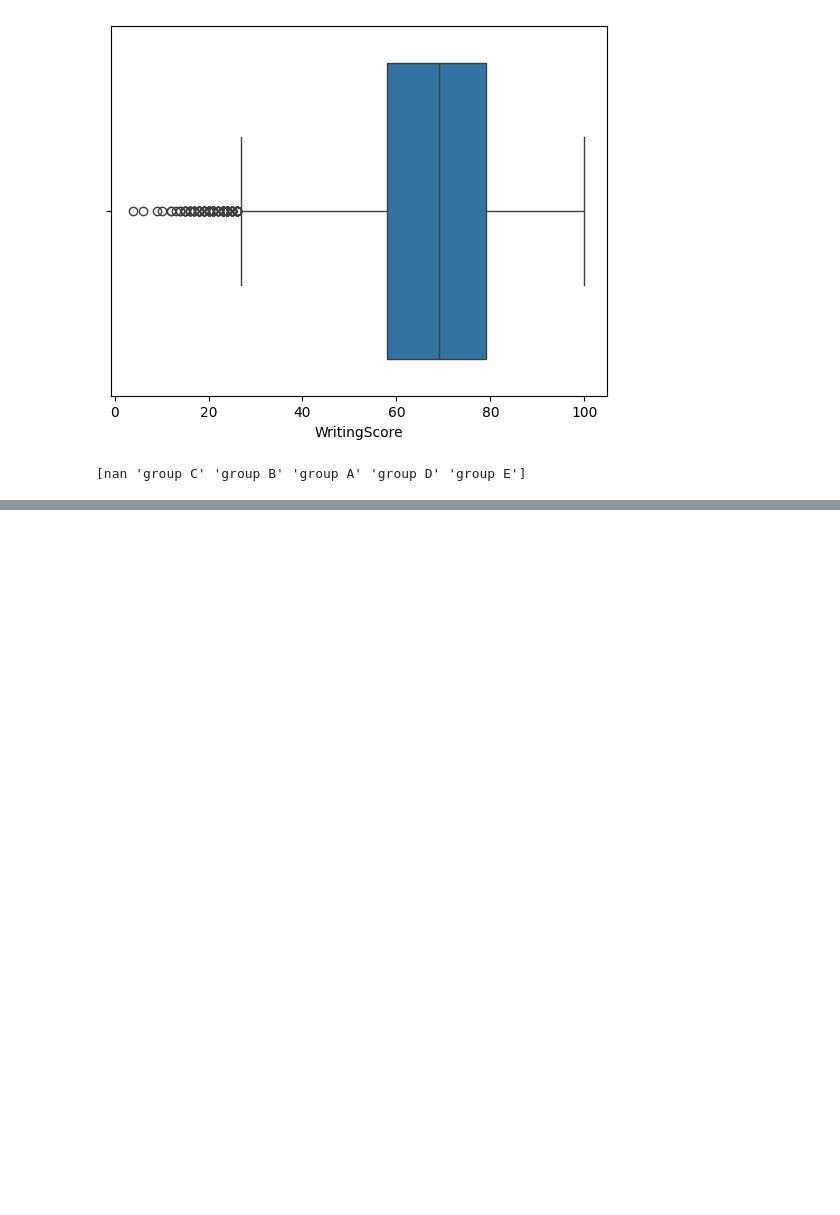
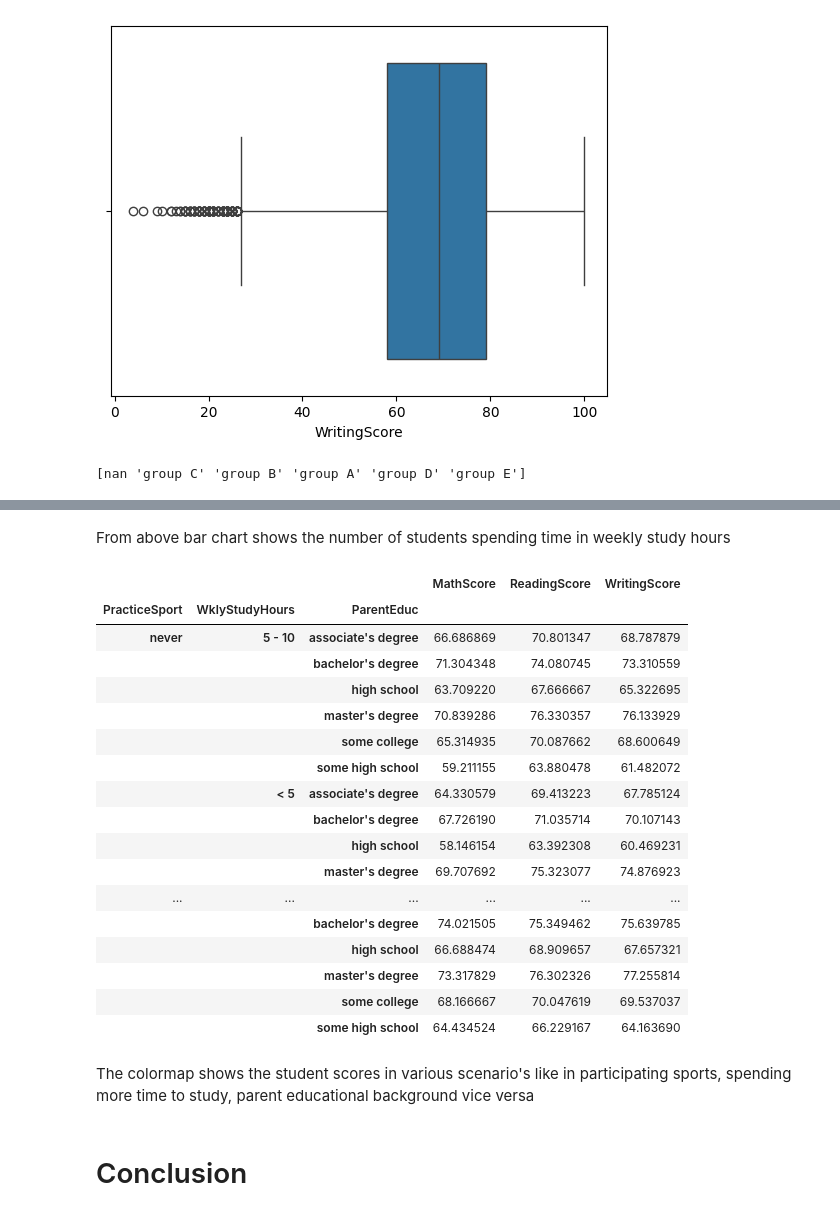
Before and after one commit to Harshareddy000/Student-result-analysis, a Jupyter notebook: project1.ipynb, the cells around one changed output, grey strips where cells are left out. Drawn from its saved outputs; the diff is of its cells as text; code cells hidden in the pictures; blank space fills up the shorter version.

```diff
--- a/project1.ipynb
+++ b/project1.ipynb
@@ -239,0 +386,29 @@ plt.show()
+# %% [markdown]
+From above bar chart shows the number of students spending time in weekly study hours
+# %%
+# Creating  color map to to visually highlight the aggregated results
+df.groupby(['PracticeSport', 'WklyStudyHours', 'ParentEduc']).agg({'MathScore':'mean', 'ReadingScore':'mean', 'WritingScore':'mean'})\
+.style.background_gradient(cmap='Blues')
+# %% [output]
+|  |  |  | MathScore | ReadingScore | WritingScore |
+| PracticeSport | WklyStudyHours | ParentEduc |  |  |  |
+| never | 5 - 10 | associate's degree | 66.686869 | 70.801347 | 68.787879 |
+|  |  | bachelor's degree | 71.304348 | 74.080745 | 73.310559 |
+|  |  | high school | 63.709220 | 67.666667 | 65.322695 |
+|  |  | master's degree | 70.839286 | 76.330357 | 76.133929 |
+|  |  | some college | 65.314935 | 70.087662 | 68.600649 |
+|  |  | some high school | 59.211155 | 63.880478 | 61.482072 |
+|  | < 5 | associate's degree | 64.330579 | 69.413223 | 67.785124 |
+|  |  | bachelor's degree | 67.726190 | 71.035714 | 70.107143 |
+|  |  | high school | 58.146154 | 63.392308 | 60.469231 |
+|  |  | master's degree | 69.707692 | 75.323077 | 74.876923 |
+| ... | ... | ... | ... | ... | ... |
+|  |  | bachelor's degree | 74.021505 | 75.349462 | 75.639785 |
+|  |  | high school | 66.688474 | 68.909657 | 67.657321 |
+|  |  | master's degree | 73.317829 | 76.302326 | 77.255814 |
+|  |  | some college | 68.166667 | 70.047619 | 69.537037 |
+|  |  | some high school | 64.434524 | 66.229167 | 64.163690 |
+# %% [markdown]
+The colormap shows the student scores in various scenario's like in participating sports, spending more time to study, parent educational background vice versa
+# %% [markdown]
+# Conclusion
```
Also changed, not shown: parts of 55 cells of this notebook.
